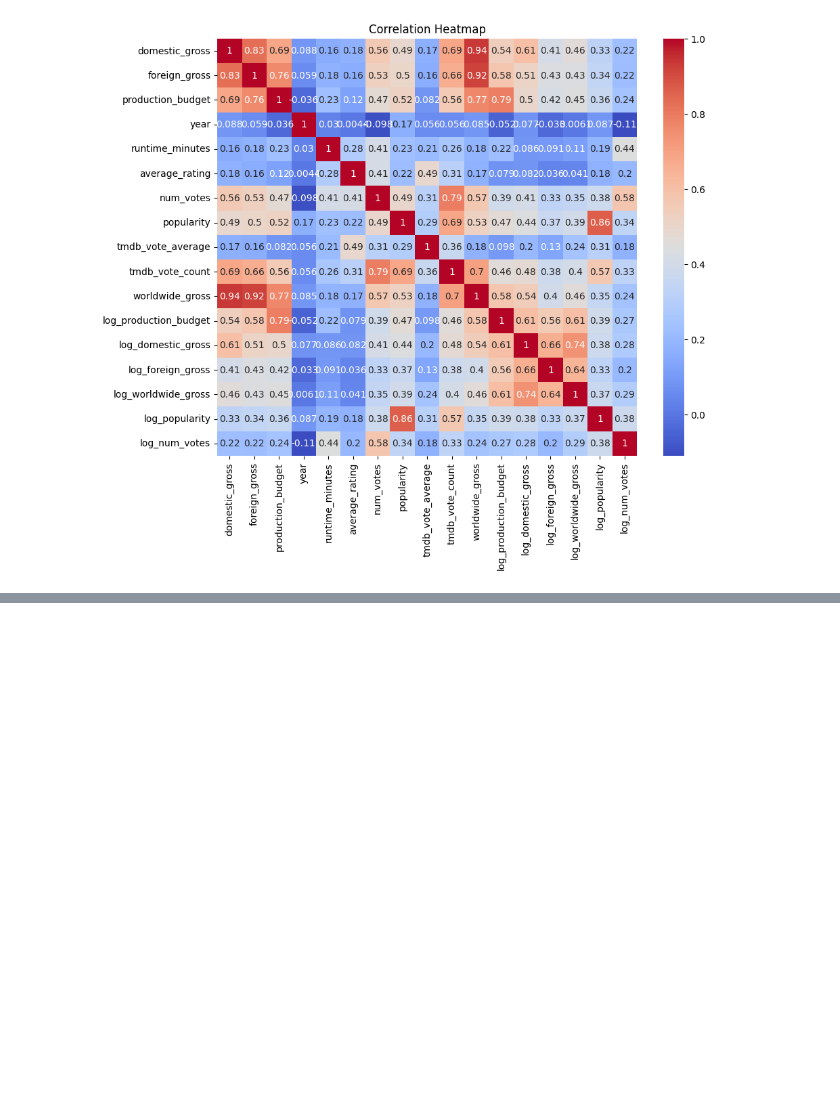
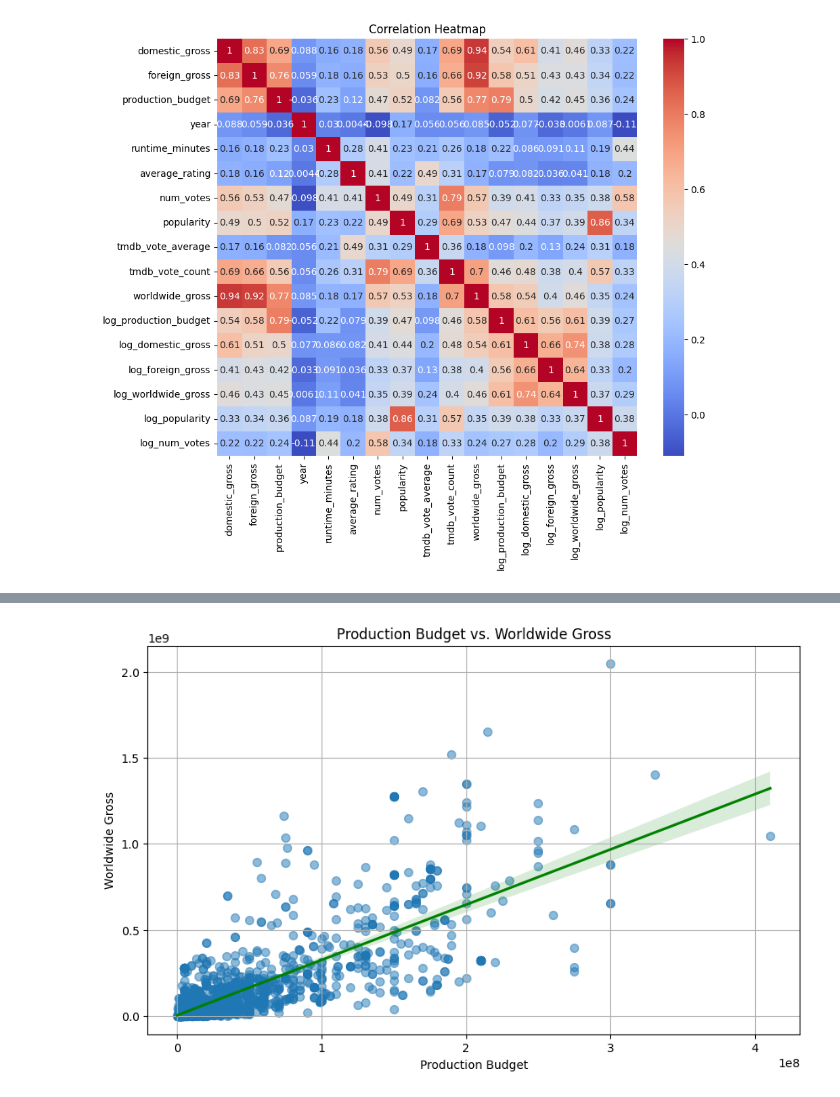
Before and after one commit to 66ultra/MBO-Analysis, a Jupyter notebook: code/EDA of Provided Movie Data.ipynb, the cells around one changed output, grey strips where cells are left out. Drawn from its saved outputs; the diff is of its cells as text; code cells hidden in the pictures; blank space fills up the shorter version.

```diff
--- a/code/EDA of Provided Movie Data.ipynb
+++ b/code/EDA of Provided Movie Data.ipynb
@@ -956,0 +319,11 @@ Overall, this analysis provides a comprehensive understanding of the key drivers
+# %%
+# plotting production_budget vs. worldwide_gross
+plt.figure(figsize=(10, 6))
+sns.regplot(data=merged_df, x='production_budget', y='worldwide_gross', scatter_kws={'s': 50, 'alpha': 0.5}, line_kws={'color': 'green'})
+plt.title('Production Budget vs. Worldwide Gross')
+plt.xlabel('Production Budget')
+plt.ylabel('Worldwide Gross')
+plt.grid(True)
+plt.show()
+# %% [output]
+[figure, added]
```
Also changed, not shown: parts of 60 cells of this notebook.
